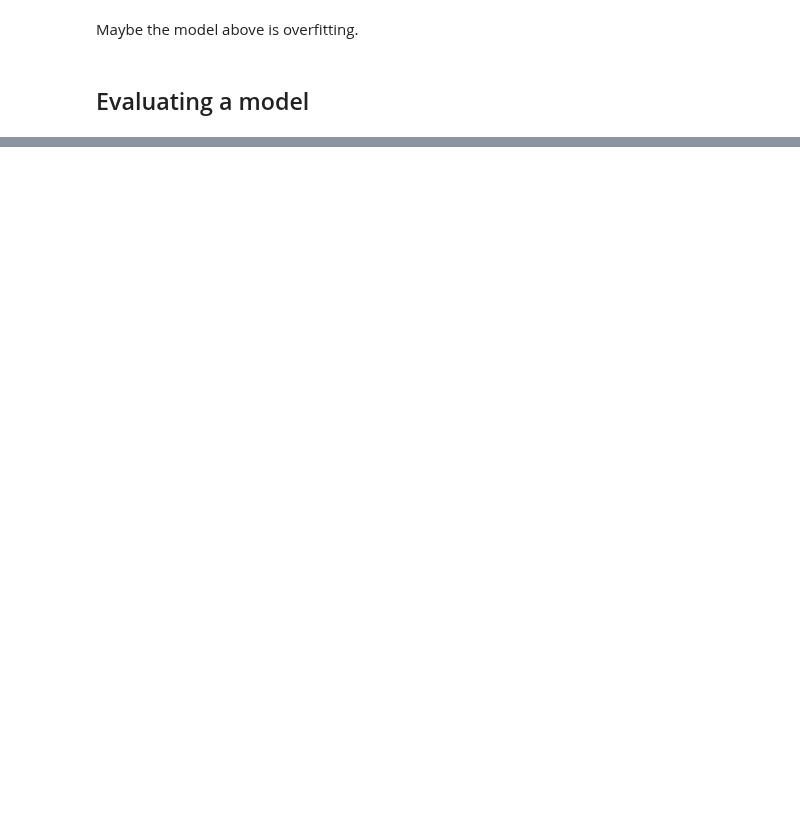
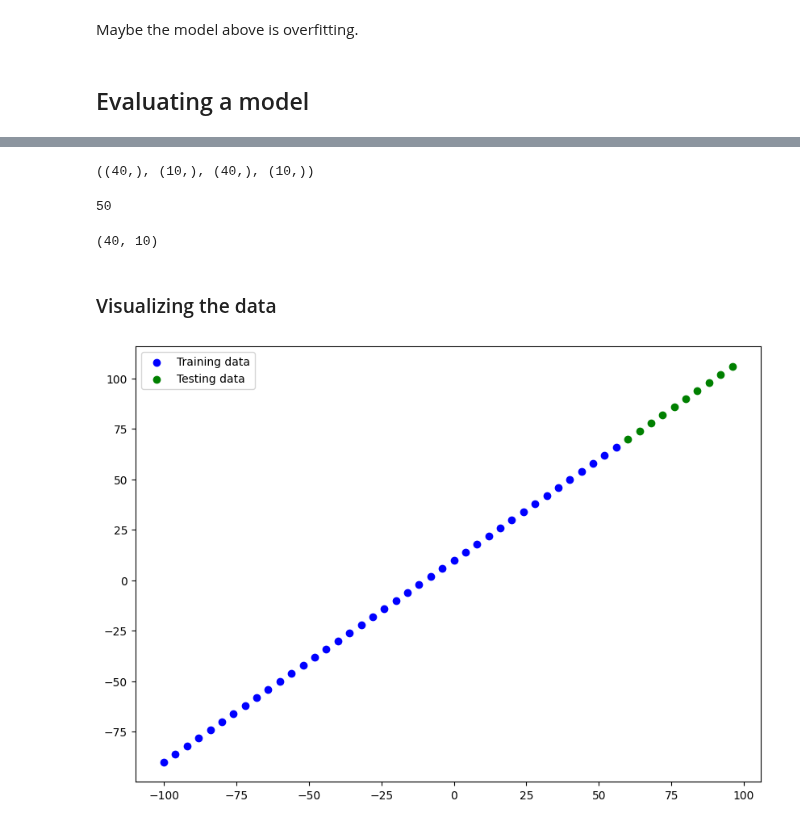
Before and after one commit to sakshamkumar1/tensorflow-notebooks, a Jupyter notebook: 01_neural_network_regression_with_tensorflow.ipynb, the cells around one changed output, grey strips where cells are left out. Cells and saved outputs as stored; diff of their text form; code cells hidden in the pictures; blank space fills up the shorter version.

```diff
--- a/01_neural_network_regression_with_tensorflow.ipynb
+++ b/01_neural_network_regression_with_tensorflow.ipynb
@@ -258,3 +257,6 @@ array([[32.09113]], dtype=float32)
 Maybe the model above is overfitting.
 # %% [markdown]
 ## Evaluating a model
+# %%
+X = tf.range(-100, 100, 4)
+X
@@ -260,0 +270,3 @@ Maybe the model above is overfitting.
+# %%
+y = X + 10
+y
@@ -260,0 +287,29 @@ Maybe the model above is overfitting.
+# %%
+from sklearn.model_selection import train_test_split
+
+X_train, X_test, y_train, y_test = train_test_split(np.array(X), np.array(y), test_size=0.2)
+X_train.shape, X_test.shape, y_train.shape, y_test.shape
+# %% [output]
+((40,), (10,), (40,), (10,))
+# %%
+len(X)
+# %% [output]
+50
+# %%
+X_train = X[:40]
+y_train = y[:40]
+X_test = X[40:]
+y_test = y[40:]
+
+len(X_train), len(X_test)
+# %% [output]
+(40, 10)
+# %% [markdown]
+### Visualizing the data
+# %%
+plt.figure(figsize=(10, 7))
+plt.scatter(X_train, y_train, c="b", label="Training data")
+plt.scatter(X_test, y_test, c="g", label="Testing data")
+plt.legend();
+# %% [output]
+[figure, added]
```
Also changed, not shown: parts of 47 cells of this notebook.
